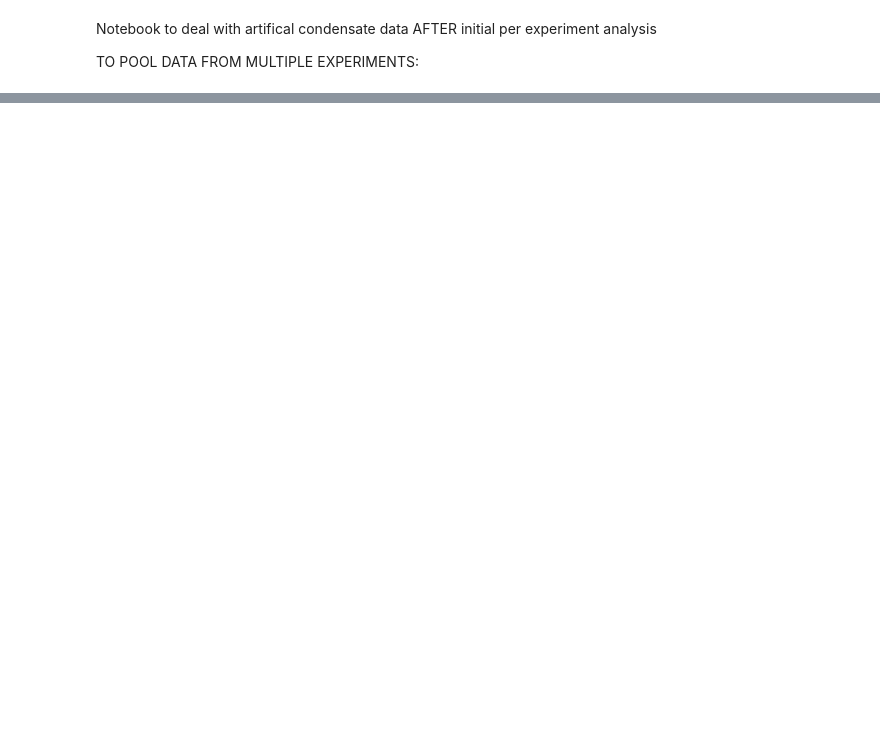
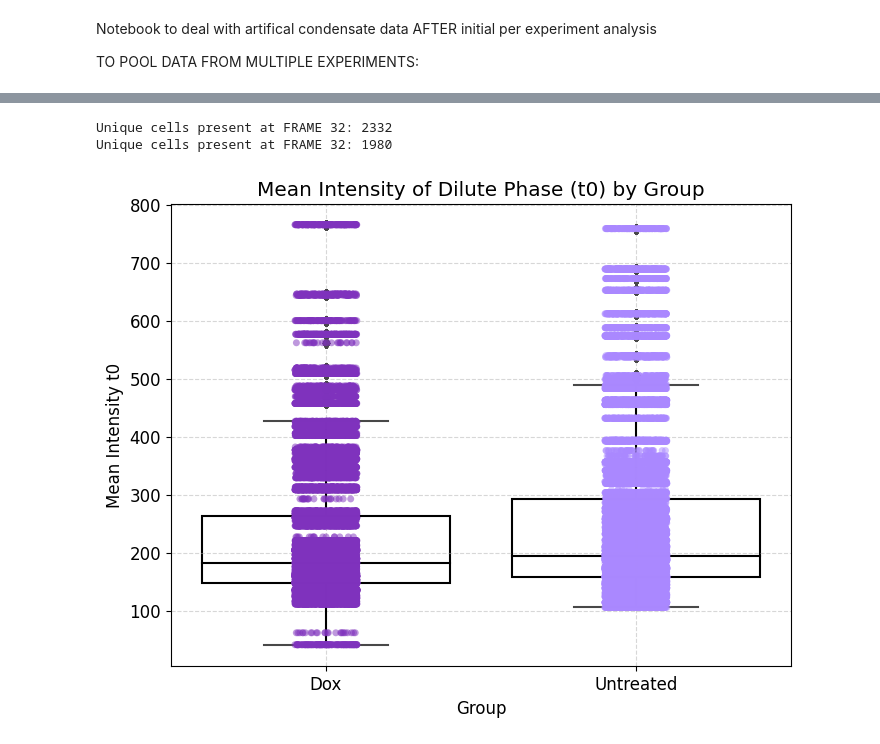
Before and after one commit to nlherzog/Biophysical-Tracking, a Jupyter notebook: Artificial_Condensates_Multi.ipynb, the cells around one changed output, grey strips where cells are left out. Saved outputs shown, nothing was run; the diff lists cells and outputs as text; code cells hidden in the pictures; blank space fills up the shorter version.

```diff
--- a/Artificial_Condensates_Multi.ipynb
+++ b/Artificial_Condensates_Multi.ipynb
@@ -13,6 +14,6 @@ import matplotlib.pyplot as plt
 from scipy.stats import ttest_ind
 from scipy.stats import fisher_exact, chi2_contingency
 # %%
-concat_folder = "/Volumes/mohrlab/mohrlabspace/Nora_Mohr/ANALYSIS/Condensates/250402-250403-250404_frame2-30"
+concat_folder = "/Volumes/mohrlab/mohrlabspace/Nora_Mohr/ANALYSIS/Condensates/250818-250903-250930-251001"
 # %%
 # load in all the data frames with the comparisons
@@ -149,8 +482,8 @@ print(f"KS test p-value = {p:.4f}")
 # %%
 # --- Settings ---
 first = 0
-lst = 30  # last frame of interest
-max_intensity = 550
+lst = 32  # last frame of interest
+max_intensity = 800
 
 # --- Subset for cells present at last frame (lst) ---
 def get_present_at_end(df_spots, lst):
@@ -159,7 +492,7 @@ def get_present_at_end(df_spots, lst):
     return df_spots[df_spots['unique_name'].isin(unique_names_lst)]
 
 # --- Processing function ---
-def process_and_save_subset(df_subset, group_name, first, lst, concat_folder, max_intensity=550):
+def process_and_save_subset(df_subset, group_name, first, lst, concat_folder, max_intensity=max_intensity):
     # Filter by frame range
     df_subset = df_subset[(df_subset["FRAME"] >= (first - 1)) & (df_subset["FRAME"] <= lst)]
 
@@ -193,35 +526,40 @@ df_range_dox["Group"] = "Dox"
 df_range_un["Group"] = "Untreated"
 df_combined = pd.concat([df_range_dox, df_range_un])
 
 # Boxplot
 sns.boxplot(
     data=df_combined,
     x="Group",
     y="Mean_Intensity_t0",
-    palette={"Dox": "#7f32bd", "Untreated": "#aa88ff"},
+    palette=color_map,
     showcaps=True,
     boxprops={"facecolor": "none", "edgecolor": "black"},
     whiskerprops={"color": "black"},
     medianprops={"color": "black"}
 )
 
 # Overlay points
 sns.stripplot(
     data=df_combined,
     x="Group",
     y="Mean_Intensity_t0",
     jitter=True,
     alpha=0.5,
-    palette={"Dox": "#7f32bd", "Untreated": "#aa88ff"}
+    palette=color_map
 )
 
 # Labels and title
 plt.ylabel("Mean Intensity t0")
 plt.title("Mean Intensity of Dilute Phase (t0) by Group")
 plt.grid(True, linestyle="--", alpha=0.5)
 
 # Save and show
+plt.savefig(f"{concat_folder}/mean_intensity_t0_boxplot.png", bbox_inches="tight", dpi=300)
 plt.show()
+# %% [output]
+Unique cells present at FRAME 32: 2332
+Unique cells present at FRAME 32: 1980
+[figure, added]
 # %%
 # --- Updated Settings ---
 output_folder = concat_folder  # now using concat_folder
```
Also changed, not shown: parts of 17 cells of this notebook, 7 other files.
